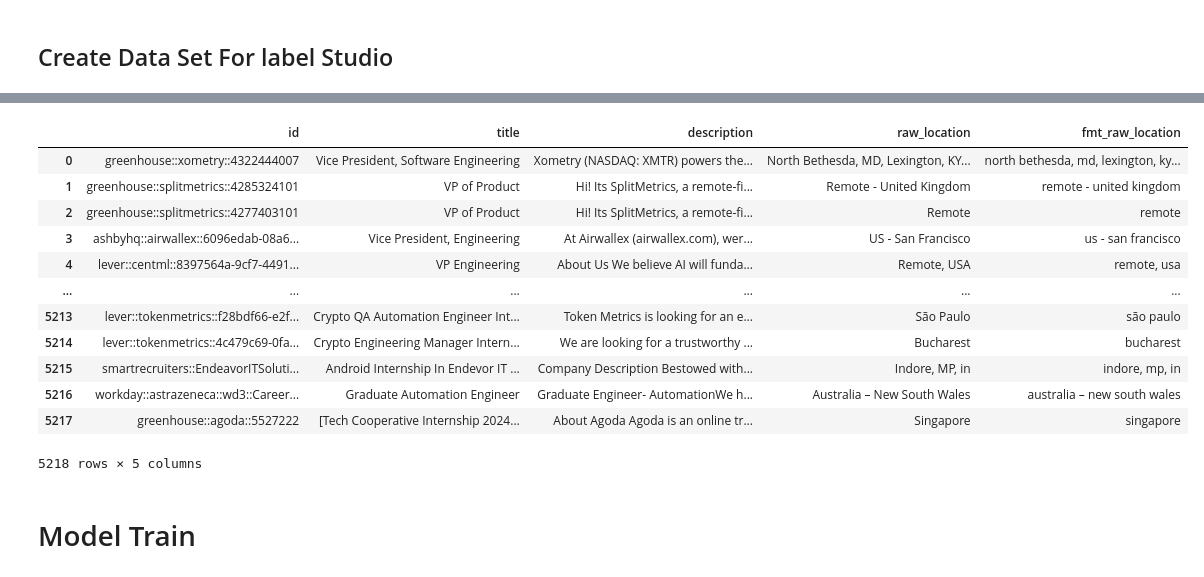
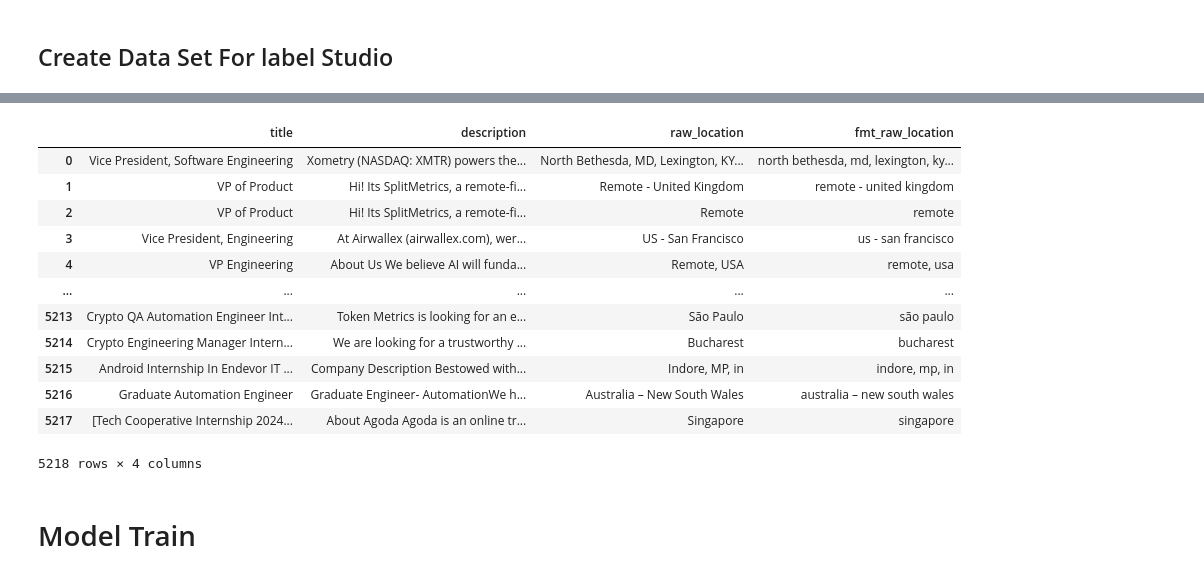
Before and after one commit to clarson1229/Machine_learning_showcase, a Jupyter notebook: Job_Postings_LLMS/Model_trainer_NER_location.ipynb, the cells around one changed output, grey strips where cells are left out. Saved outputs shown, nothing was run; the diff lists cells and outputs as text; code cells hidden in the pictures.

```diff
--- a/Job_Titles/Model_trainer_NER_location.ipynb
+++ b/Job_Postings_LLMS/Model_trainer_NER_location.ipynb
@@ -105,20 +117,21 @@ new_df.to_csv('all_data_fmt_location.csv', index=False, header=True)
 # %%
-df = pd.read_csv('all_data_fmt_location.csv')
+df = pd.read_csv('./location_data/all_data_fmt_location.csv')
+df.drop(axis=1, inplace=True, columns=['id'])
 df
 # %% [output]
-|  | id | title | description | raw_location | fmt_raw_location |
-| 0 | greenhouse::xometry::4322444007 | Vice President, Software Engineering | Xometry (NASDAQ: XMTR) powers the... | North Bethesda, MD, Lexington, KY... | north bethesda, md, lexington, ky... |
-| 1 | greenhouse::splitmetrics::4285324101 | VP of Product | Hi! Its SplitMetrics, a remote-fi... | Remote - United Kingdom | remote - united kingdom |
-| 2 | greenhouse::splitmetrics::4277403101 | VP of Product | Hi! Its SplitMetrics, a remote-fi... | Remote | remote |
-| 3 | ashbyhq::airwallex::6096edab-08a6... | Vice President, Engineering | At Airwallex (airwallex.com), wer... | US - San Francisco | us - san francisco |
-| 4 | lever::centml::8397564a-9cf7-4491... | VP Engineering | About Us We believe AI will funda... | Remote, USA | remote, usa |
-| ... | ... | ... | ... | ... | ... |
-| 5213 | lever::tokenmetrics::f28bdf66-e2f... | Crypto QA Automation Engineer Int... | Token Metrics is looking for an e... | São Paulo | são paulo |
-| 5214 | lever::tokenmetrics::4c479c69-0fa... | Crypto Engineering Manager Intern... | We are looking for a trustworthy ... | Bucharest | bucharest |
-| 5215 | smartrecruiters::EndeavorITSoluti... | Android Internship In Endevor IT ... | Company Description Bestowed with... | Indore, MP, in | indore, mp, in |
-| 5216 | workday::astrazeneca::wd3::Career... | Graduate Automation Engineer | Graduate Engineer- AutomationWe h... | Australia – New South Wales | australia – new south wales |
-| 5217 | greenhouse::agoda::5527222 | [Tech Cooperative Internship 2024... | About Agoda Agoda is an online tr... | Singapore | singapore |
+|  | title | description | raw_location | fmt_raw_location |
+| 0 | Vice President, Software Engineering | Xometry (NASDAQ: XMTR) powers the... | North Bethesda, MD, Lexington, KY... | north bethesda, md, lexington, ky... |
+| 1 | VP of Product | Hi! Its SplitMetrics, a remote-fi... | Remote - United Kingdom | remote - united kingdom |
+| 2 | VP of Product | Hi! Its SplitMetrics, a remote-fi... | Remote | remote |
+| 3 | Vice President, Engineering | At Airwallex (airwallex.com), wer... | US - San Francisco | us - san francisco |
+| 4 | VP Engineering | About Us We believe AI will funda... | Remote, USA | remote, usa |
+| ... | ... | ... | ... | ... |
+| 5213 | Crypto QA Automation Engineer Int... | Token Metrics is looking for an e... | São Paulo | são paulo |
+| 5214 | Crypto Engineering Manager Intern... | We are looking for a trustworthy ... | Bucharest | bucharest |
+| 5215 | Android Internship In Endevor IT ... | Company Description Bestowed with... | Indore, MP, in | indore, mp, in |
+| 5216 | Graduate Automation Engineer | Graduate Engineer- AutomationWe h... | Australia – New South Wales | australia – new south wales |
+| 5217 | [Tech Cooperative Internship 2024... | About Agoda Agoda is an online tr... | Singapore | singapore |
-5218 rows × 5 columns
+5218 rows × 4 columns
 # %% [markdown]
 # Model Train
 # %% [markdown]
```
Also changed, not shown: parts of 42 cells of this notebook, 5 other files.
